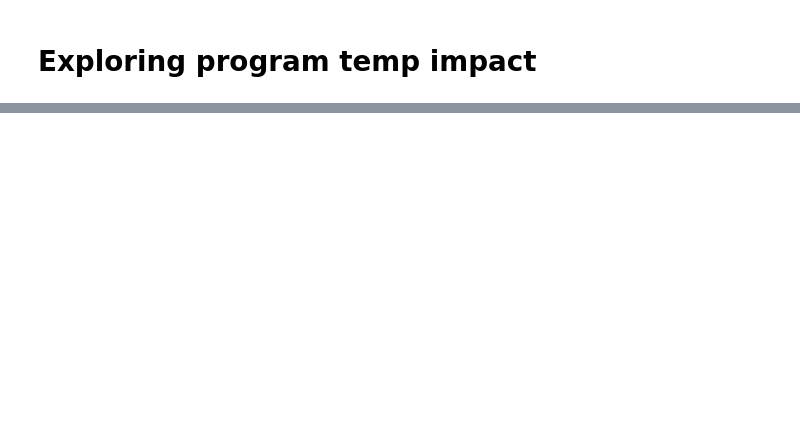
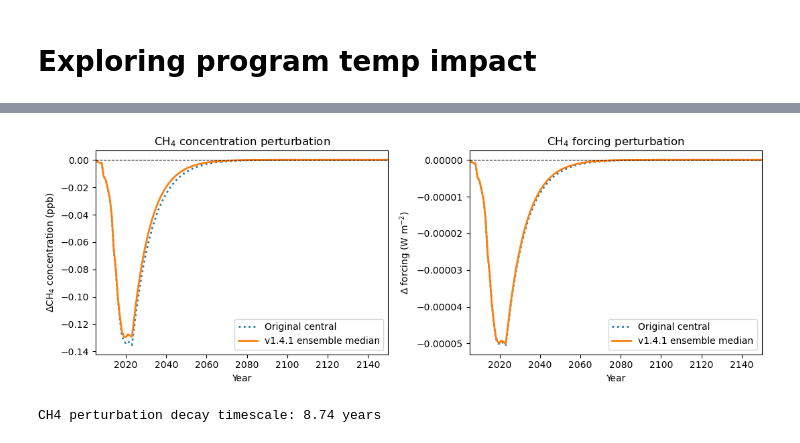
Before and after one commit to carbonplan/slcp-offsetting, a Jupyter notebook: notebooks/02a_ca_analysis_SpecificODS.ipynb, the cells around one changed output, grey strips where cells are left out. Cells and saved outputs as stored; diff of their text form; code cells hidden in the pictures; blank space fills up the shorter version.

```diff
--- a/notebooks/02a_ca_analysis_SpecificODS.ipynb
+++ b/notebooks/02a_ca_analysis_SpecificODS.ipynb
@@ -346,0 +500,53 @@ plt.show()
+# %%
+# ----------------------------
+# diagnose ch4 response changes between old and new model configurations
+# ----------------------------
+
+old_base_conc = f.concentration.sel(scenario=OLD_BASELINE_SCENARIO, config="central", specie="CH4")
+old_ch4_conc = (f.concentration.sel(scenario="actual_ch4", config="central", specie="CH4") - old_base_conc).values
+
+new_base_conc = f_ens.concentration.sel(scenario=BASELINE_SCENARIO, specie="CH4")
+new_ch4_conc = f_ens.concentration.sel(scenario="project_ch4", specie="CH4") - new_base_conc
+new_ch4_conc_median = new_ch4_conc.median("config").values
+
+old_base_forcing = f.forcing.sel(scenario=OLD_BASELINE_SCENARIO, config="central", specie="CH4")
+old_ch4_forcing = (f.forcing.sel(scenario="actual_ch4", config="central", specie="CH4") - old_base_forcing).values
+
+new_base_forcing = f_ens.forcing.sel(scenario=BASELINE_SCENARIO, specie="CH4")
+new_ch4_forcing = f_ens.forcing.sel(scenario="project_ch4", specie="CH4") - new_base_forcing
+new_ch4_forcing_median = new_ch4_forcing.median("config").values
+
+fig, axes = plt.subplots(1, 2, figsize=(11, 4))
+
+axes[0].plot(years, old_ch4_conc, ":", lw=2, label="Original central")
+axes[0].plot(years, new_ch4_conc_median, lw=2, label="v1.4.1 ensemble median")
+axes[0].set_title("CH$_4$ concentration perturbation")
+axes[0].set_ylabel("ΔCH$_4$ concentration (ppb)")
+
+axes[1].plot(years, old_ch4_forcing, ":", lw=2, label="Original central")
+axes[1].plot(years, new_ch4_forcing_median, lw=2, label="v1.4.1 ensemble median")
+axes[1].set_title("CH$_4$ forcing perturbation")
+axes[1].set_ylabel("Δ forcing (W m$^{-2}$)")
+
+for ax in axes:
+    ax.axhline(0, color="k", ls="--", lw=0.8)
+    ax.set_xlim(2005, 2150)
+    ax.set_xlabel("Year")
+    ax.ticklabel_format(axis="y", style="plain", useOffset=False)
+    ax.legend()
+
+plt.tight_layout()
+plt.show()
+
+# fit an exponential to the declining CH4 concentration anomaly
+# this estimates the marginal perturbation lifetime rather than the instantaneous atmospheric lifetime
+dch4 = (f_ens.concentration.sel(scenario="project_ch4", specie="CH4") - f_ens.concentration.sel(scenario=BASELINE_SCENARIO, specie="CH4")).median("config").values
+
+mask = (years >= 2025) & (years <= 2060) & (dch4 < 0)
+coef = np.polyfit(years[mask], np.log(-dch4[mask]), 1)
+tau_decay = -1 / coef[0]
+
+print(f"CH4 perturbation decay timescale: {tau_decay:.2f} years")
+# %% [output]
+[figure, added]
+CH4 perturbation decay timescale: 8.74 years
```
Also changed, not shown: parts of 45 cells of this notebook, 7 other files.
